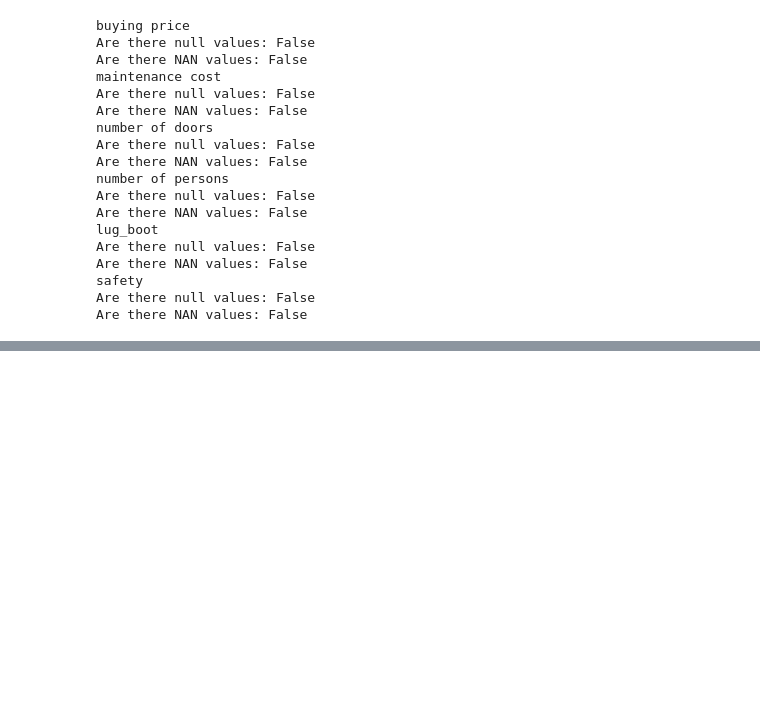
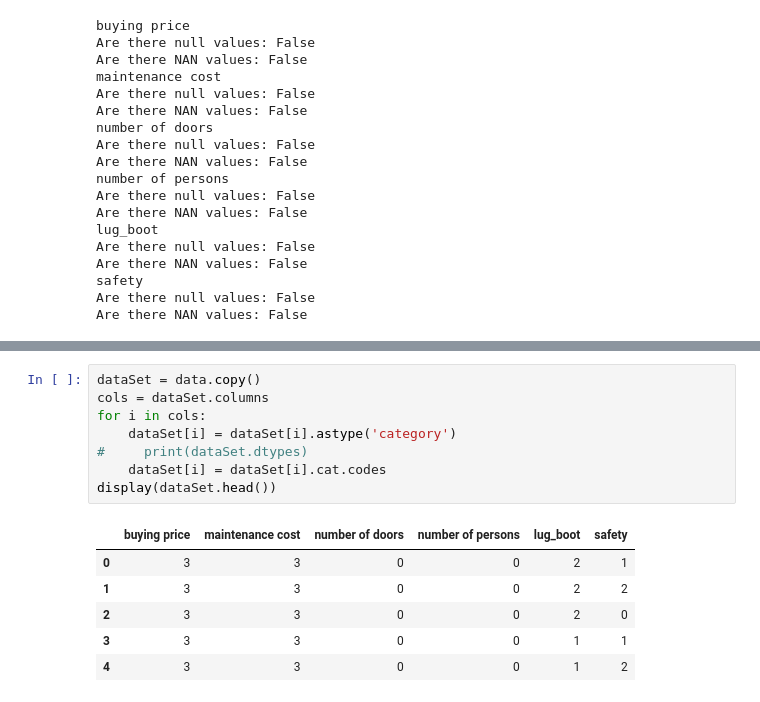
Before and after one commit to jasmeeetSingh/CarEvaluation-UCI, a Jupyter notebook: Car Evaluation.ipynb, the cells around one changed output, grey strips where cells are left out. Cells and saved outputs as stored; diff of their text form; blank space fills up the shorter version.

```diff
--- a/Car Evaluation.ipynb
+++ b/Car Evaluation.ipynb
@@ -64,0 +66,15 @@ for i in columns:
+# %%
+dataSet = data.copy()
+cols = dataSet.columns
+for i in cols:
+    dataSet[i] = dataSet[i].astype('category')
+#     print(dataSet.dtypes)
+    dataSet[i] = dataSet[i].cat.codes
+display(dataSet.head())
+# %% [output]
+|  | buying price | maintenance cost | number of doors | number of persons | lug_boot | safety |
+| 0 | 3 | 3 | 0 | 0 | 2 | 1 |
+| 1 | 3 | 3 | 0 | 0 | 2 | 2 |
+| 2 | 3 | 3 | 0 | 0 | 2 | 0 |
+| 3 | 3 | 3 | 0 | 0 | 1 | 1 |
+| 4 | 3 | 3 | 0 | 0 | 1 | 2 |
```
Also changed, not shown: parts of 7 cells of this notebook.
